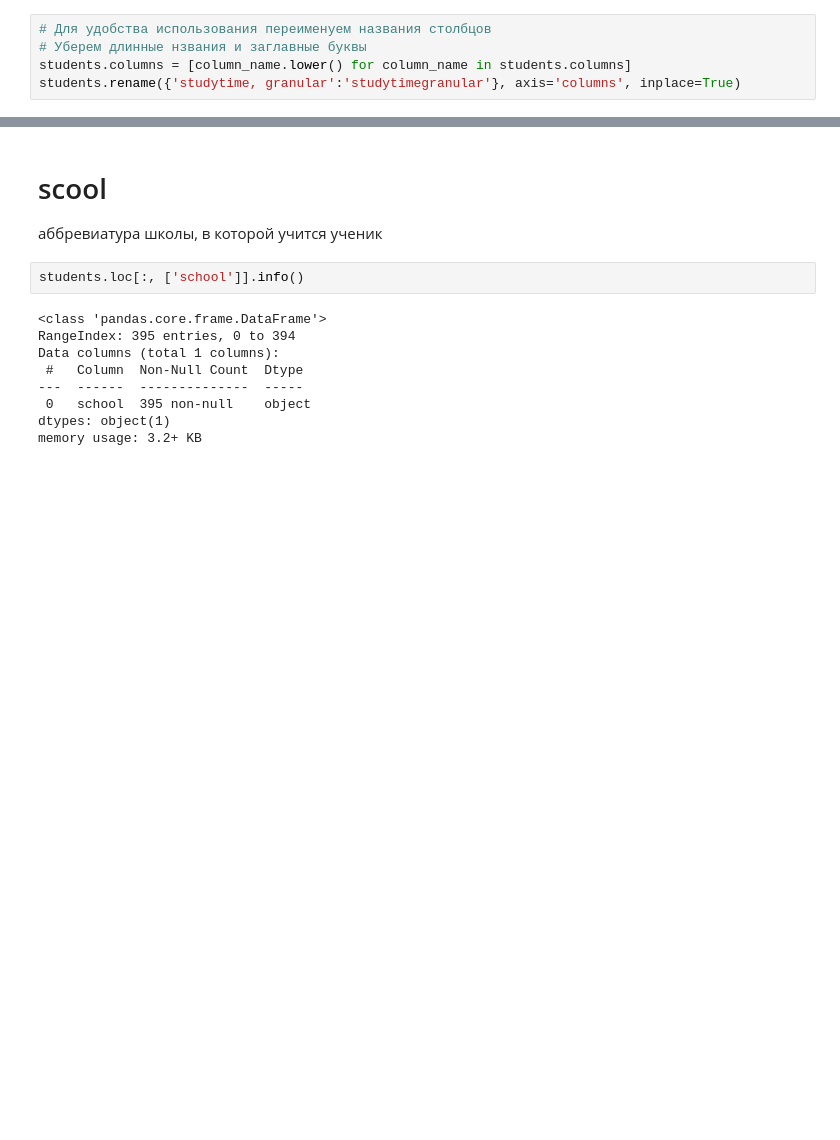
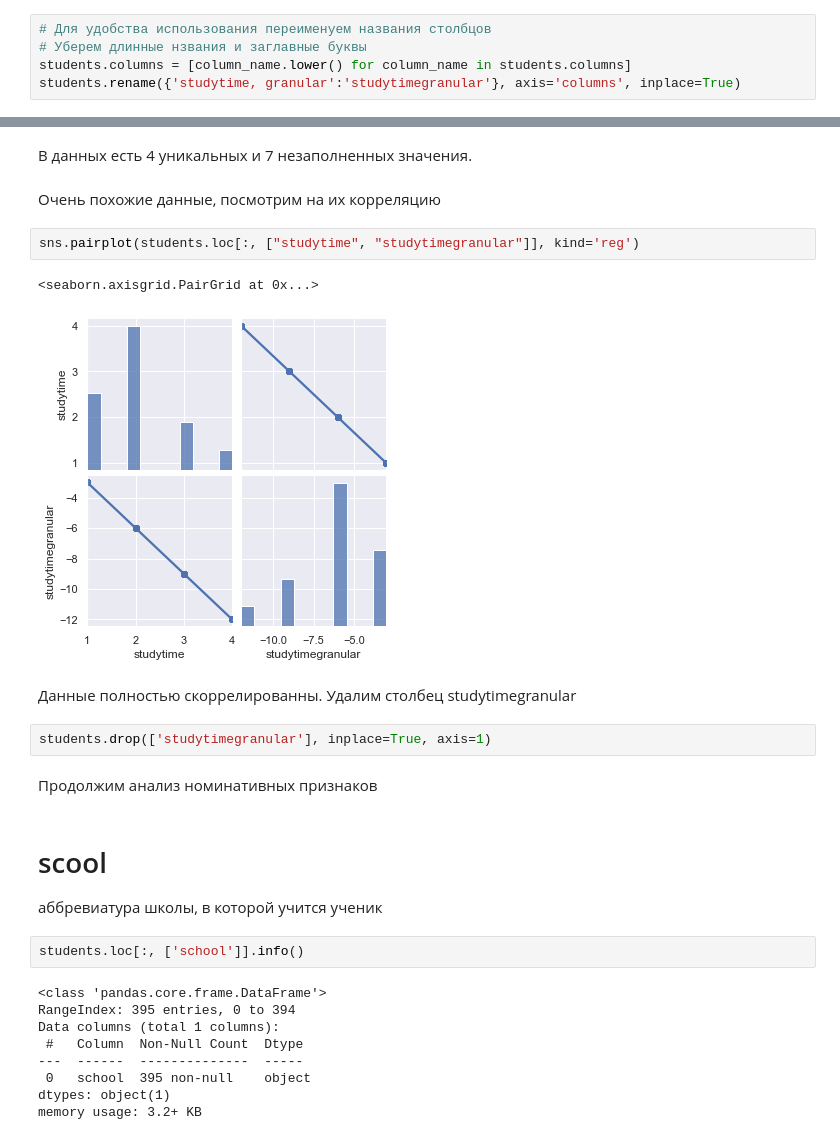
Before and after one commit to UndyingSerpent/skillfactory, a Jupyter notebook: module_2/Project_2.ipynb, the cells around one changed output, grey strips where cells are left out. Drawn from its saved outputs; the diff is of its cells as text; blank space fills up the shorter version.

```diff
--- a/module_2/Project_2.ipynb
+++ b/module_2/Project_2.ipynb
@@ -152,3 +205,19 @@ students.rename({'studytime, granular':'studytimegranular'}, axis='columns', inp
+# %% [markdown]
+В данных есть 4 уникальных и 7 незаполненных значения.
+# %% [markdown]
+Очень похожие данные, посмотрим на их корреляцию
+# %%
+sns.pairplot(students.loc[:, ["studytime", "studytimegranular"]], kind='reg')
+# %% [output]
+<seaborn.axisgrid.PairGrid at 0x...>
+[figure, added]
+# %% [markdown]
+Данные полностью скоррелированны.
+Удалим столбец studytimegranular
+# %%
+students.drop(['studytimegranular'], inplace=True, axis=1)
+# %% [markdown]
+Продолжим анализ номинативных признаков
 # %% [markdown]
 # scool
 аббревиатура школы, в которой учится ученик
```
Also changed, not shown: parts of 288 cells of this notebook.
